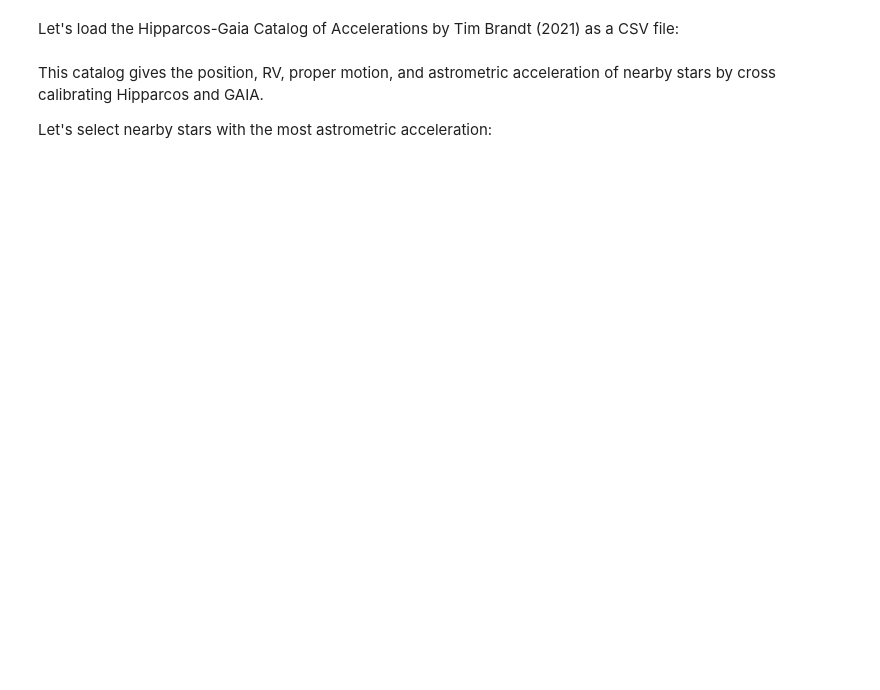
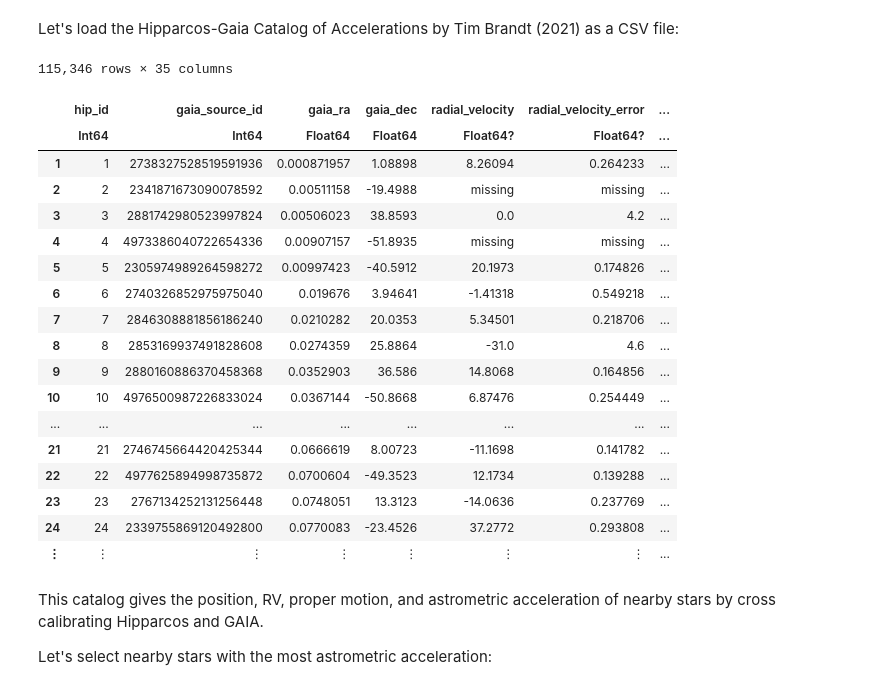
Before and after one commit to sefffal/JuliaNotes, a Jupyter notebook: notes-1.ipynb, the cells around one changed output. Cells and saved outputs as stored; diff of their text form; code cells hidden in the pictures; blank space fills up the shorter version.

```diff
--- a/notes-1.ipynb
+++ b/notes-1.ipynb
@@ -501,10 +590,31 @@ Let's load the Hipparcos-Gaia Catalog of Accelerations by Tim Brandt (2021) as a
 # %%
 using CSV
 
-# Show more columns by default...
+# Show more columns by default in the notebook...
+ENV["ROWS"] = 12
 ENV["COLUMNS"] = 600
 
 hgca = CSV.read("HGCA_vEDR3.csv", DataFrame)
+# %% [output]
+115,346 rows × 35 columns
+|  | hip_id | gaia_source_id | gaia_ra | gaia_dec | radial_velocity | radial_velocity_error | ... |
+|  | Int64 | Int64 | Float64 | Float64 | Float64? | Float64? | ... |
+| 1 | 1 | 2738327528519591936 | 0.000871957 | 1.08898 | 8.26094 | 0.264233 | ... |
+| 2 | 2 | 2341871673090078592 | 0.00511158 | -19.4988 | missing | missing | ... |
+| 3 | 3 | 2881742980523997824 | 0.00506023 | 38.8593 | 0.0 | 4.2 | ... |
+| 4 | 4 | 4973386040722654336 | 0.00907157 | -51.8935 | missing | missing | ... |
+| 5 | 5 | 2305974989264598272 | 0.00997423 | -40.5912 | 20.1973 | 0.174826 | ... |
+| 6 | 6 | 2740326852975975040 | 0.019676 | 3.94641 | -1.41318 | 0.549218 | ... |
+| 7 | 7 | 2846308881856186240 | 0.0210282 | 20.0353 | 5.34501 | 0.218706 | ... |
+| 8 | 8 | 2853169937491828608 | 0.0274359 | 25.8864 | -31.0 | 4.6 | ... |
+| 9 | 9 | 2880160886370458368 | 0.0352903 | 36.586 | 14.8068 | 0.164856 | ... |
+| 10 | 10 | 4976500987226833024 | 0.0367144 | -50.8668 | 6.87476 | 0.254449 | ... |
+| ... | ... | ... | ... | ... | ... | ... | ... |
+| 21 | 21 | 2746745664420425344 | 0.0666619 | 8.00723 | -11.1698 | 0.141782 | ... |
+| 22 | 22 | 4977625894998735872 | 0.0700604 | -49.3523 | 12.1734 | 0.139288 | ... |
+| 23 | 23 | 2767134252131256448 | 0.0748051 | 13.3123 | -14.0636 | 0.237769 | ... |
+| 24 | 24 | 2339755869120492800 | 0.0770083 | -23.4526 | 37.2772 | 0.293808 | ... |
+| ⋮ | ⋮ | ⋮ | ⋮ | ⋮ | ⋮ | ⋮ | ... |
 # %% [markdown]
 This catalog gives the position, RV, proper motion, and astrometric acceleration of nearby stars by cross calibrating Hipparcos and GAIA.
 
```
Also changed, not shown: parts of 31 cells of this notebook.
